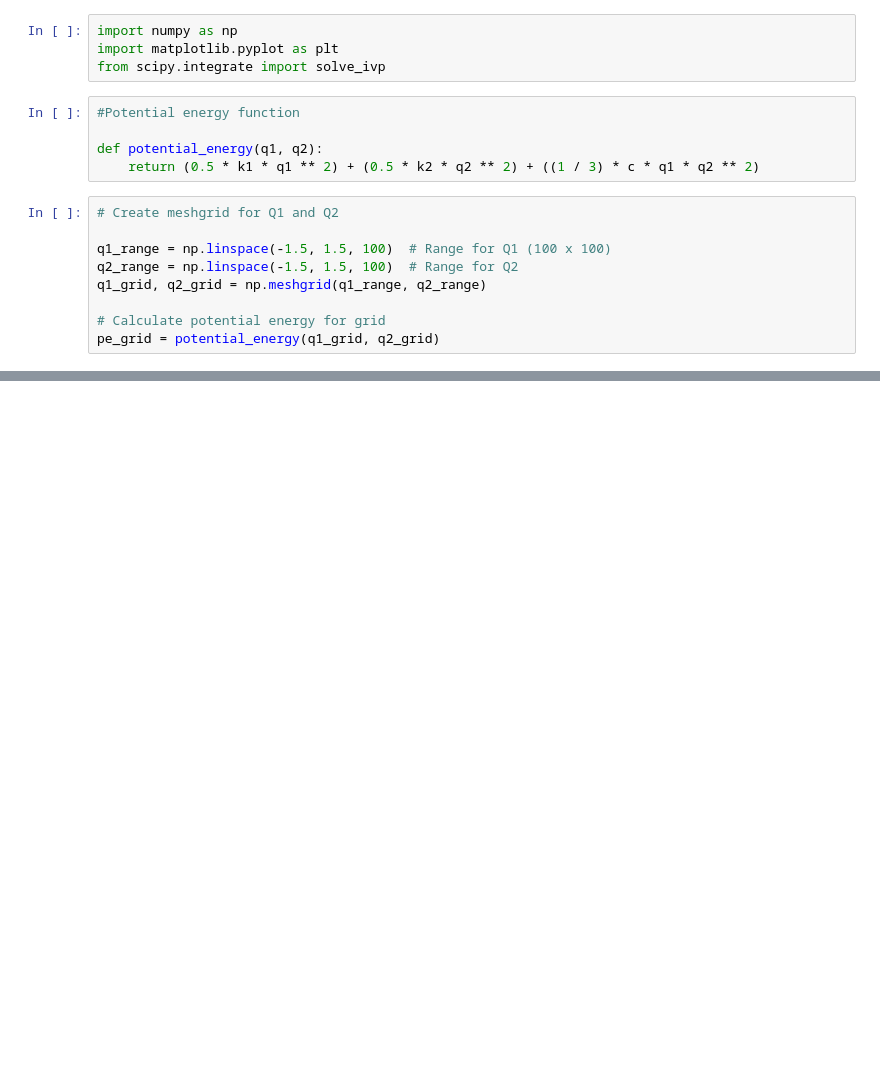
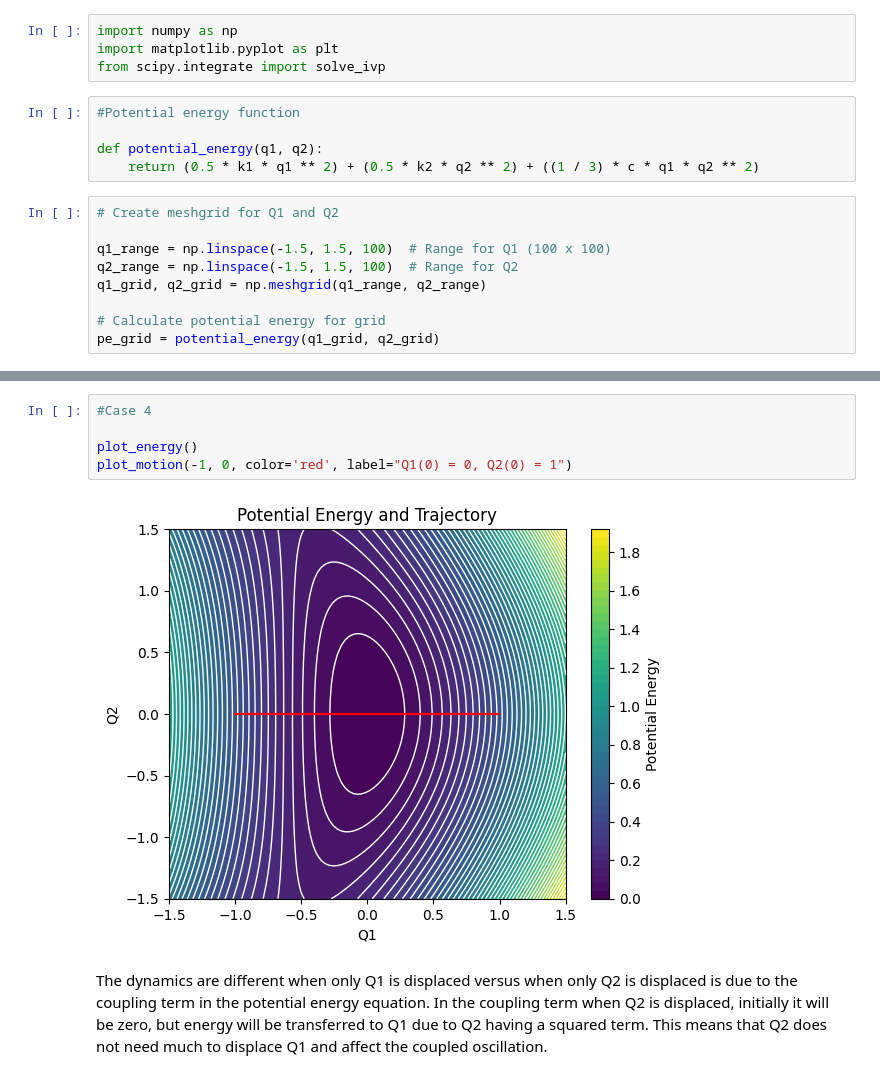
Before and after one commit to Phys3510-Fall2024/final-exam-StevenLe456, a Jupyter notebook: final-exam-question-1.ipynb, the cells around one changed output, grey strips where cells are left out. Drawn from its saved outputs; the diff is of its cells as text; blank space fills up the shorter version.

```diff
--- a/final-exam-question-1.ipynb
+++ b/final-exam-question-1.ipynb
@@ -101,0 +151,9 @@ plt.show()
+# %%
+#Case 4
+
+plot_energy()
+plot_motion(-1, 0, color='red', label="Q1(0) = 0, Q2(0) = 1")
+# %% [output]
+[figure, added]
+# %% [markdown]
+The dynamics are different when only Q1 is displaced versus when only Q2 is displaced is due to the coupling term in the potential energy equation. In the coupling term when Q2 is displaced, initially it will be zero, but energy will be transferred to Q1 due to Q2 having a squared term. This means that Q2 does not need much to displace Q1 and affect the coupled oscillation.
```
Also changed, not shown: parts of 5 cells of this notebook.
